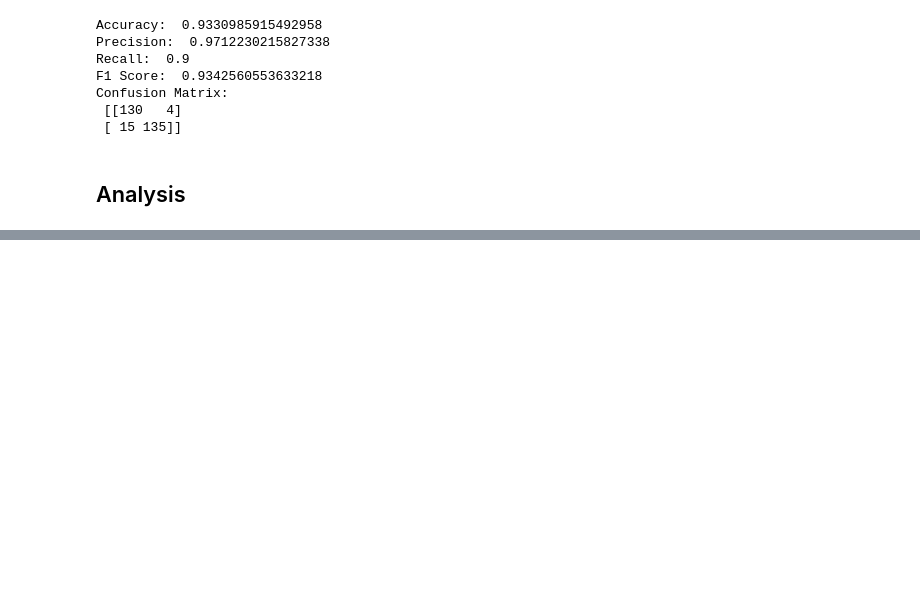
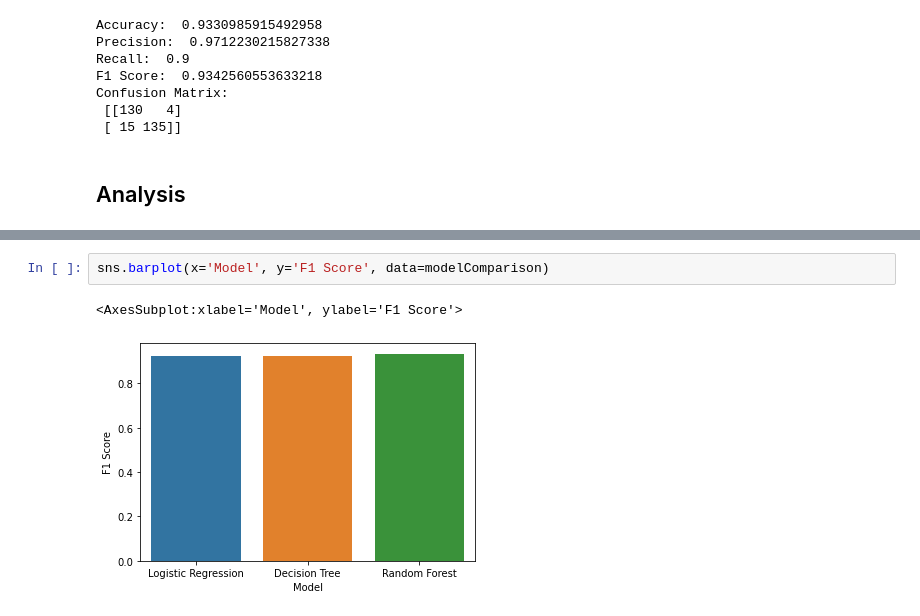
Before and after one commit to karip00/Credit-Card-Fraud-Detection-using-ML-models, a Jupyter notebook: fraudDetection.ipynb, the cells around one changed output, grey strips where cells are left out. Cells and saved outputs as stored; diff of their text form; blank space fills up the shorter version.

```diff
--- a/fraudDetection.ipynb
+++ b/fraudDetection.ipynb
@@ -275,0 +300,5 @@ Confusion Matrix:
+# %%
+sns.barplot(x='Model', y='F1 Score', data=modelComparison)
+# %% [output]
+<AxesSubplot:xlabel='Model', ylabel='F1 Score'>
+[figure, added]
```
Also changed, not shown: parts of 4 cells of this notebook.
